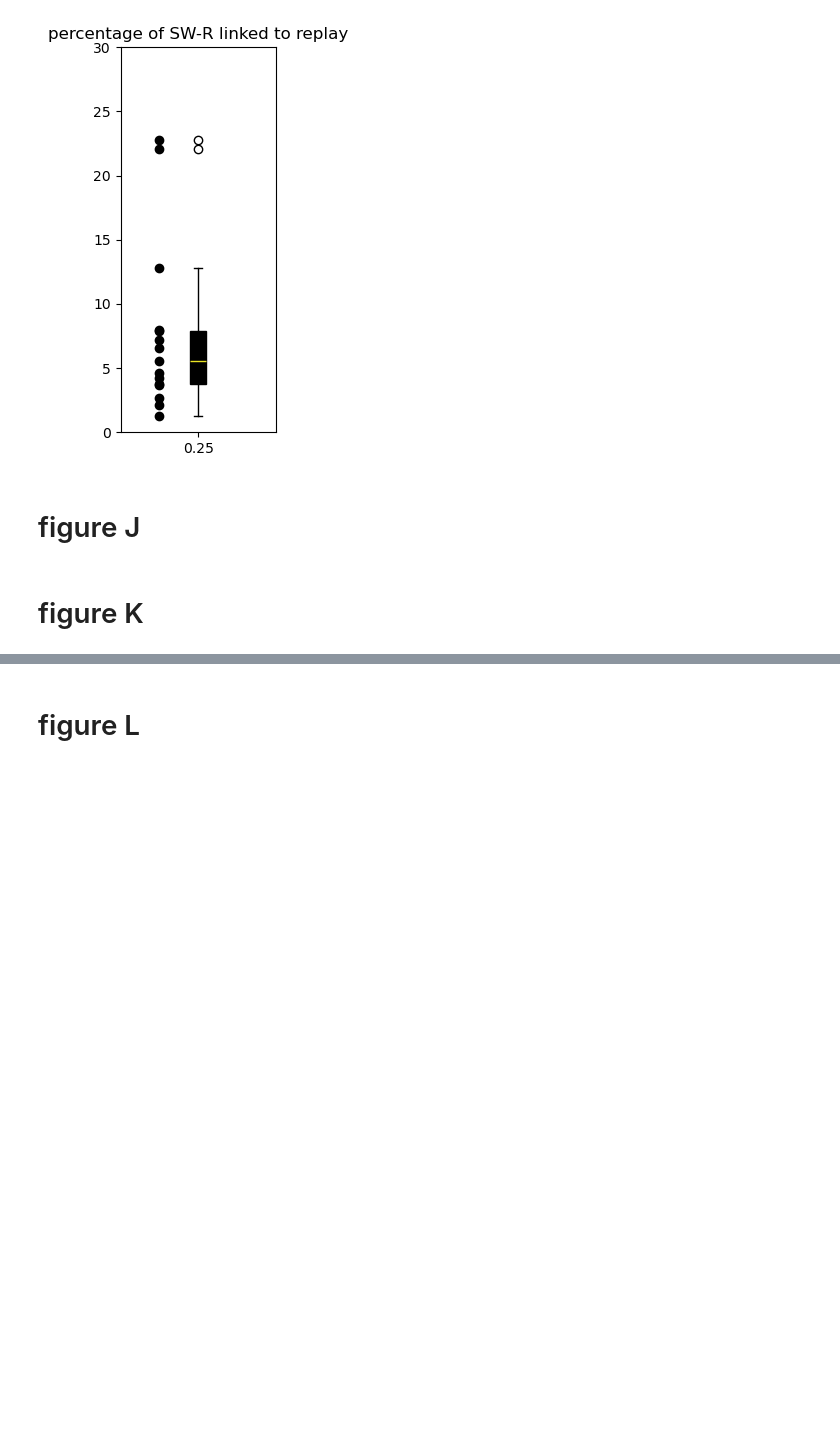
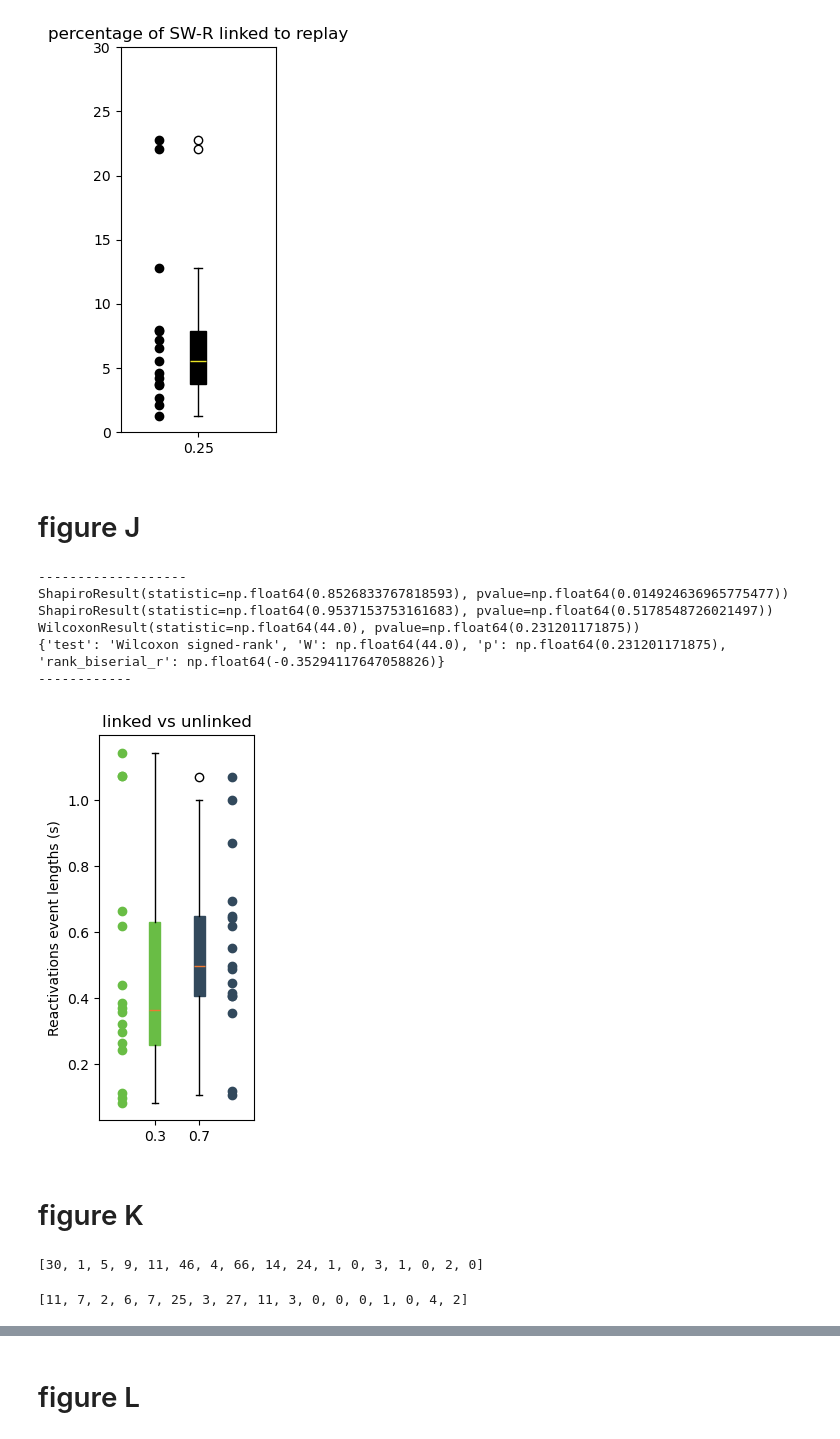
Before and after one commit to EmmettJT/procedural_replay_paper_2025, a Jupyter notebook: ED_12/ED12_plots_.ipynb, the cells around one changed output, grey strips where cells are left out. Saved outputs shown, nothing was run; the diff lists cells and outputs as text; code cells hidden in the pictures; blank space fills up the shorter version.

```diff
--- a/ED_12/ED12_plots_.ipynb
+++ b/ED_12/ED12_plots_.ipynb
@@ -200,5 +951,59 @@ Text(0.5, 1.0, 'percentage of SW-R linked to replay')
 [figure]
 # %% [markdown]
 # figure J
+# %%
+
+
+in_path = r"Z:\projects\sequence_squad\revision_data\emmett_revisions\oscillations\hippocampus_lfp\\"
+
+with open(in_path + "LINKED_UNLIKNED_processed_replay_data.pkl", 'rb') as f:
+    linked_unlinked_master = pickle.load(f)
+
+with open(in_path + "awake_seqbyseq_neuron_involvements.pkl", 'rb') as f:
+    neuron_involvement_master = pickle.load(f)
+# %%
+linked_event_lens = linked_unlinked_master['linked']['event_lens']
+unlinked_event_lens = linked_unlinked_master['unlinked']['event_lens']
+
+linked_event_lens = [np.nanmean(item) for item in linked_event_lens]
+unlinked_event_lens = [np.nanmean(item) for item in unlinked_event_lens]
+
+##############################################
+
+fig, ax = plt.subplots(figsize=(2, 5))
+
+ax.plot(np.zeros(len(linked_event_lens)), linked_event_lens, 'o', color = '#69BD45')
+ax.boxplot([x for x in linked_event_lens if not np.isnan(x)], positions=[0.3], widths=0.1, patch_artist=True, boxprops=dict(facecolor='#69BD45', color='#69BD45'), medianprops=dict(color='#EE7832'))
+
+ax.plot(np.ones(len(unlinked_event_lens)), unlinked_event_lens, 'o', color = '#32495C')
+ax.boxplot([x for x in unlinked_event_lens if not np.isnan(x)], positions=[0.7], widths=0.1, patch_artist=True, boxprops=dict(facecolor='#32495C', color='#32495C'), medianprops=dict(color='#EE7832'))
+
+ax.set_ylabel('Reactivations event lengths (s)')
+
+ax.set_title('linked vs unlinked')
+
+print('-------------------')
+
+a = [x for x in linked_event_lens if not np.isnan(x)]
+b = [x for x in unlinked_event_lens if not np.isnan(x)]
+
+print(scipy.stats.shapiro(a))
+print(scipy.stats.shapiro(b))
+# p is greater than 0.05 for both, so we fail to reject the null hypothesis that the data is normally distributed
+# print(scipy.stats.ttest_ind(a,b))
+# non parametric t test, using scipy Wilcoxon Rank-Sum test
+print(scipy.stats.wilcoxon(linked_event_lens, unlinked_event_lens,nan_policy='omit'))
+
+res = pg.wilcoxon(linked_event_lens, unlinked_event_lens, alternative='two-sided', nan_policy="omit")
+print({"test": "Wilcoxon signed-rank", "W": res['W-val'][0], "p": res['p-val'][0], "rank_biserial_r": res['RBC'][0]})
+print('------------')
+# %% [output]
+-------------------
+ShapiroResult(statistic=np.float64(0.8526833767818593), pvalue=np.float64(0.014924636965775477))
+ShapiroResult(statistic=np.float64(0.9537153753161683), pvalue=np.float64(0.5178548726021497))
+WilcoxonResult(statistic=np.float64(44.0), pvalue=np.float64(0.231201171875))
+{'test': 'Wilcoxon signed-rank', 'W': np.float64(44.0), 'p': np.float64(0.231201171875), 'rank_biserial_r': np.float64(-0.35294117647058826)}
+------------
+[figure, added]
 # %% [markdown]
 # figure K
@@ -204,0 +1126,8 @@ Text(0.5, 1.0, 'percentage of SW-R linked to replay')
+# %%
+linked_forward_total
+# %% [output]
+[30, 1, 5, 9, 11, 46, 4, 66, 14, 24, 1, 0, 3, 1, 0, 2, 0]
+# %%
+linked_reverse_total
+# %% [output]
+[11, 7, 2, 6, 7, 25, 3, 27, 11, 3, 0, 0, 0, 1, 0, 4, 2]
```
Also changed, not shown: parts of 10 cells of this notebook, 3 other files.
